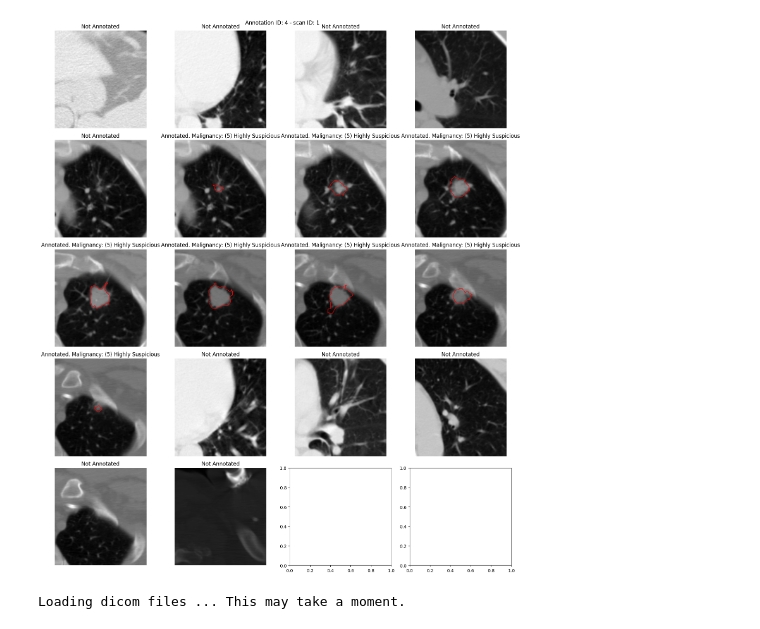
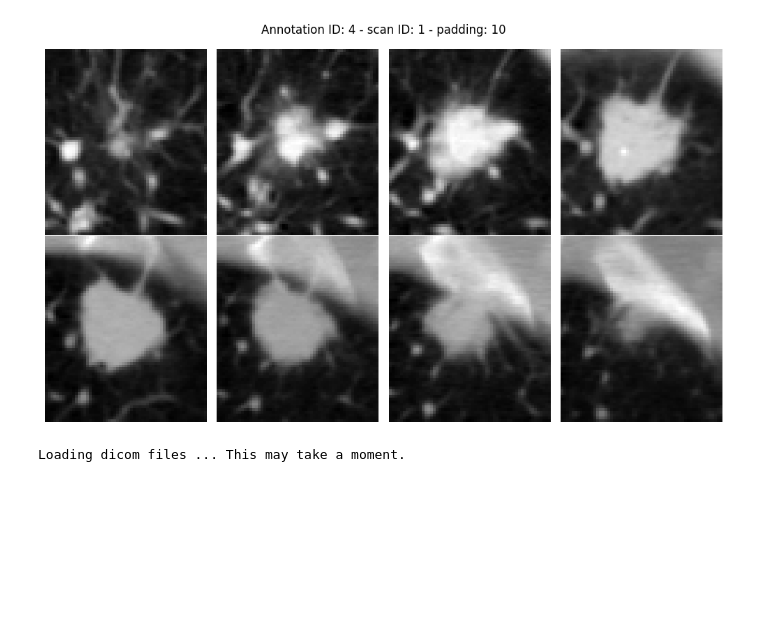
Before and after one commit to maxADeVisser/master_thesis, a Jupyter notebook: adhoc/lidc_dataset/manually_reviewing_rois.ipynb, the cells around one changed output. Drawn from its saved outputs; the diff is of its cells as text; code cells hidden in the pictures; blank space fills up the shorter version.

```diff
--- a/adhoc/lidc_dataset/manually_reviewing_rois.ipynb
+++ b/adhoc/lidc_dataset/manually_reviewing_rois.ipynb
@@ -57,7 +57,7 @@ def visualise_roi(ann: pl.Annotation, padding: int = 50, n_append: int = 5, show
 
     # Plot figure:
     all_contours = ann.contours
-    _, axs = plt.subplots(n_rows, n_cols, figsize=(15,18))
+    _, axs = plt.subplots(n_rows, n_cols, figsize=(10,6))
     for i in range(n_slices):
         ax = axs[i//n_cols, i%n_cols]
         ax.imshow(roi_concat[:,:,i], cmap='gray')
@@ -73,17 +73,19 @@ def visualise_roi(ann: pl.Annotation, padding: int = 50, n_append: int = 5, show
             ax.plot(jj, ii, '-r', lw=1, label="Nodule Boundary")
 
         else:
-            ax.set_title(f"Not Annotated")
+            # ax.set_title(f"Not Annotated")
+            ax.axis('off')
+            continue
         ax.axis('off')
 
-    plt.suptitle(f"Annotation ID: {ann.id} - scan ID: {ann.scan.id}")
+    plt.suptitle(f"Annotation ID: {ann.id} - scan ID: {ann.scan.id} - padding: {padding}")
     plt.tight_layout()
     plt.show()
 # %%
 ann = all_annotations[3]
-visualise_roi(ann, padding=50)
+visualise_roi(ann, padding=10, n_append=0, show_contours=False)
 # %% [output]
-[figure, old version]
+[figure, new version]
 # %%
 ann = pl.query(pl.Annotation).first()
 vol = ann.scan.to_volume()
```
Also changed, not shown: 3 other files.
